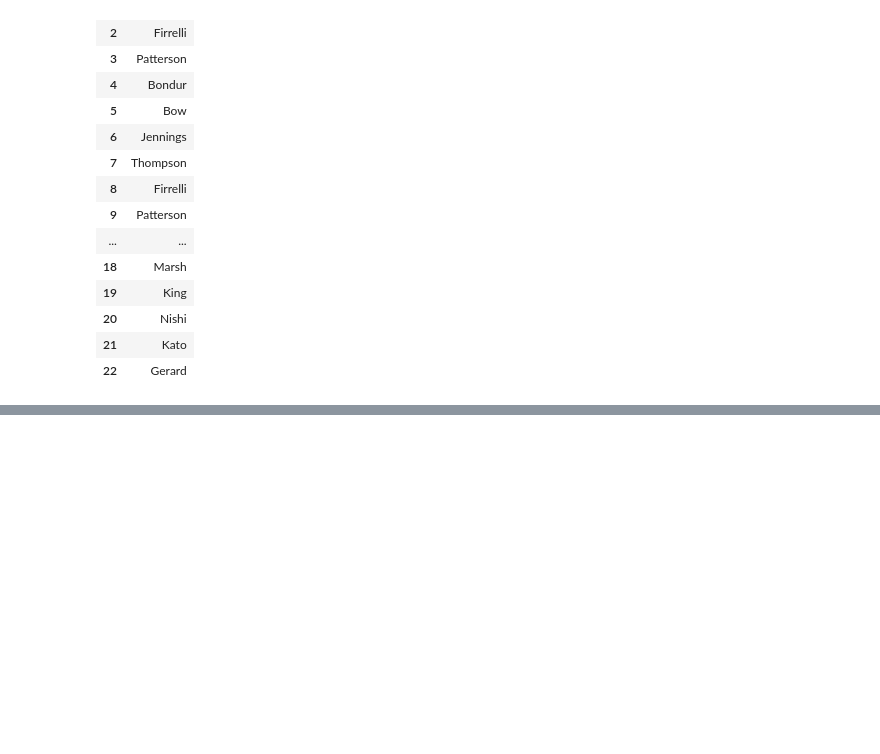
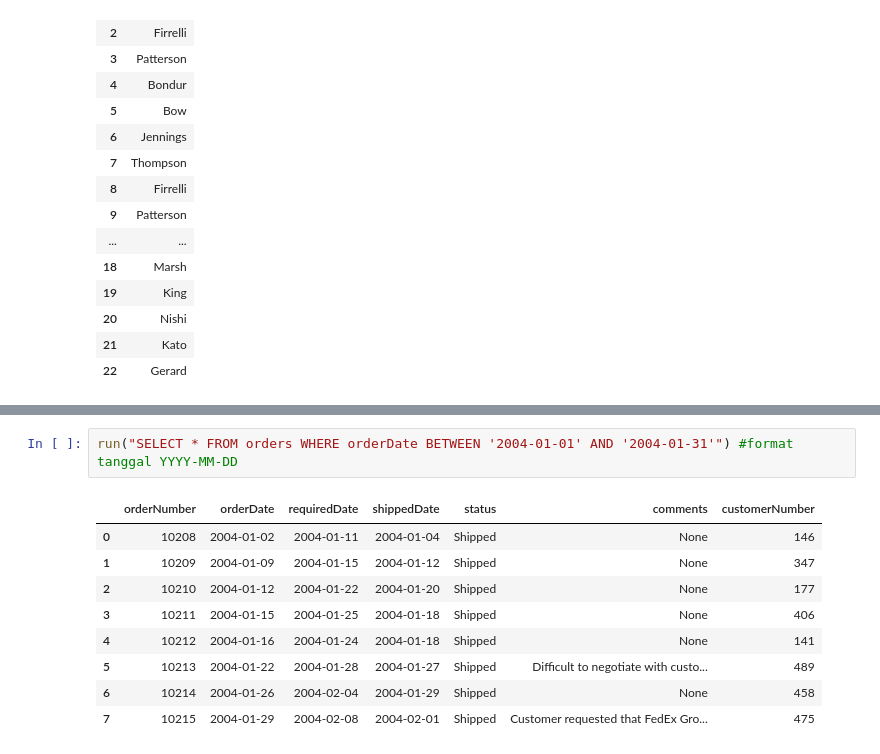
Before and after one commit to saiful873/digital-talent, a Jupyter notebook: Latihan SQL.ipynb, the cells around one changed output, grey strips where cells are left out. Drawn from its saved outputs; the diff is of its cells as text; blank space fills up the shorter version.

```diff
--- a/Latihan SQL.ipynb
+++ b/Latihan SQL.ipynb
@@ -180,0 +214,12 @@ run("SELECT DISTINCT firstname, lastName FROM employees")
+# %%
+run("SELECT * FROM orders WHERE orderDate BETWEEN '2004-01-01' AND '2004-01-31'") #format tanggal YYYY-MM-DD
+# %% [output]
+|  | orderNumber | orderDate | requiredDate | shippedDate | status | comments | customerNumber |
+| 0 | 10208 | 2004-01-02 | 2004-01-11 | 2004-01-04 | Shipped | None | 146 |
+| 1 | 10209 | 2004-01-09 | 2004-01-15 | 2004-01-12 | Shipped | None | 347 |
+| 2 | 10210 | 2004-01-12 | 2004-01-22 | 2004-01-20 | Shipped | None | 177 |
+| 3 | 10211 | 2004-01-15 | 2004-01-25 | 2004-01-18 | Shipped | None | 406 |
+| 4 | 10212 | 2004-01-16 | 2004-01-24 | 2004-01-18 | Shipped | None | 141 |
+| 5 | 10213 | 2004-01-22 | 2004-01-28 | 2004-01-27 | Shipped | Difficult to negotiate with custo... | 489 |
+| 6 | 10214 | 2004-01-26 | 2004-02-04 | 2004-01-29 | Shipped | None | 458 |
+| 7 | 10215 | 2004-01-29 | 2004-02-08 | 2004-02-01 | Shipped | Customer requested that FedEx Gro... | 475 |
```
Also changed, not shown: parts of 29 cells of this notebook.
